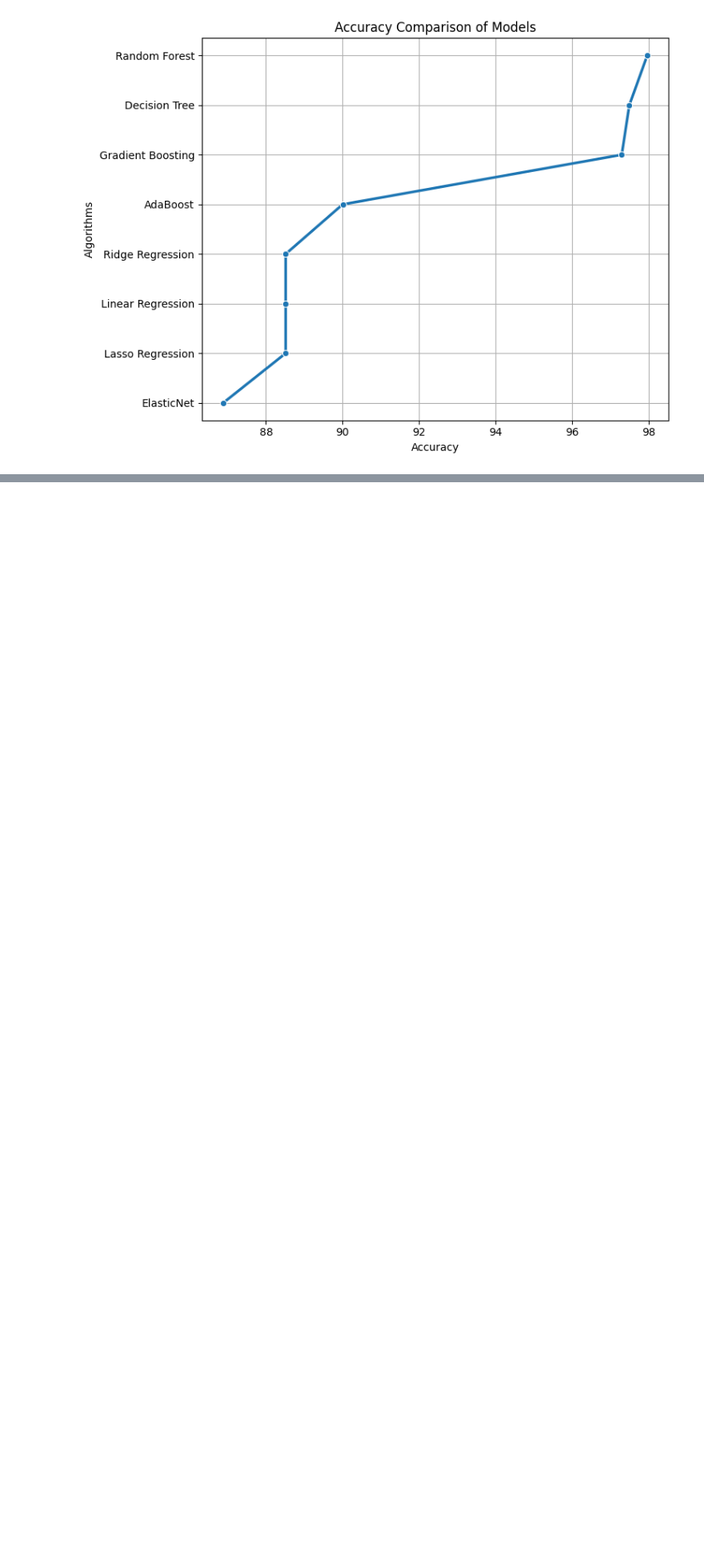
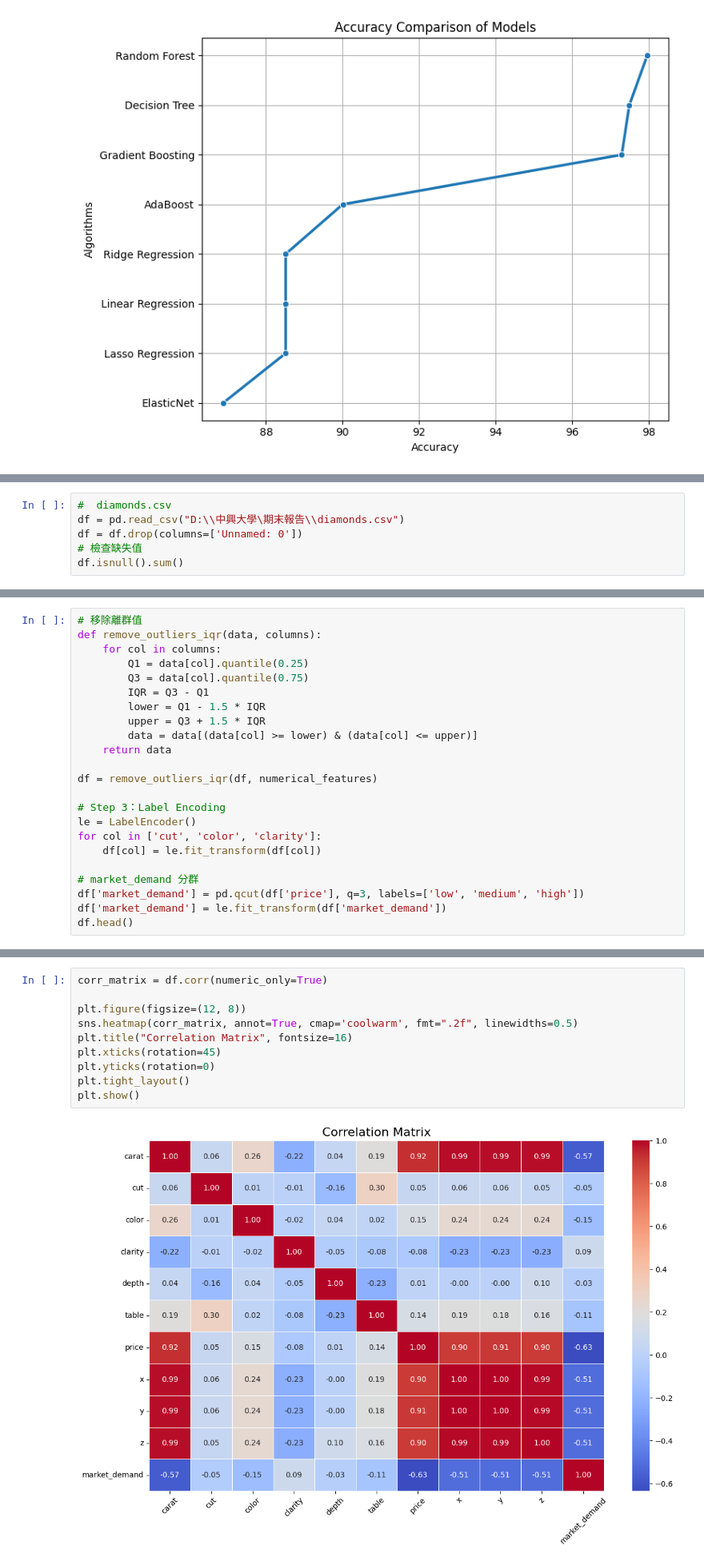
Before and after one commit to u3814520/diamonds, a Jupyter notebook: Diamond_Price_Prediction.ipynb, the cells around one changed output, grey strips where cells are left out. Shown at 80% size. Cells and saved outputs as stored; diff of their text form; blank space fills up the shorter version.

```diff
--- a/Diamond_Price_Prediction.ipynb
+++ b/Diamond_Price_Prediction.ipynb
@@ -178,0 +199,6 @@ plt.show()
+# %%
+#  diamonds.csv
+df = pd.read_csv("D:\\中興大學\期末報告\\diamonds.csv")
+df = df.drop(columns=['Unnamed: 0'])
+# 檢查缺失值
+df.isnull().sum()
@@ -178,0 +246,23 @@ plt.show()
+# %%
+# 移除離群值
+def remove_outliers_iqr(data, columns):
+    for col in columns:
+        Q1 = data[col].quantile(0.25)
+        Q3 = data[col].quantile(0.75)
+        IQR = Q3 - Q1
+        lower = Q1 - 1.5 * IQR
+        upper = Q3 + 1.5 * IQR
+        data = data[(data[col] >= lower) & (data[col] <= upper)]
+    return data
+
+df = remove_outliers_iqr(df, numerical_features)
+
+# Step 3：Label Encoding
+le = LabelEncoder()
+for col in ['cut', 'color', 'clarity']:
+    df[col] = le.fit_transform(df[col])
+
+# market_demand 分群
+df['market_demand'] = pd.qcut(df['price'], q=3, labels=['low', 'medium', 'high'])
+df['market_demand'] = le.fit_transform(df['market_demand'])
+df.head()
@@ -178,0 +276,12 @@ plt.show()
+# %%
+corr_matrix = df.corr(numeric_only=True)
+
+plt.figure(figsize=(12, 8))
+sns.heatmap(corr_matrix, annot=True, cmap='coolwarm', fmt=".2f", linewidths=0.5)
+plt.title("Correlation Matrix", fontsize=16)
+plt.xticks(rotation=45)
+plt.yticks(rotation=0)
+plt.tight_layout()
+plt.show()
+# %% [output]
+[figure, added]
```
Also changed, not shown: parts of 11 cells of this notebook.
